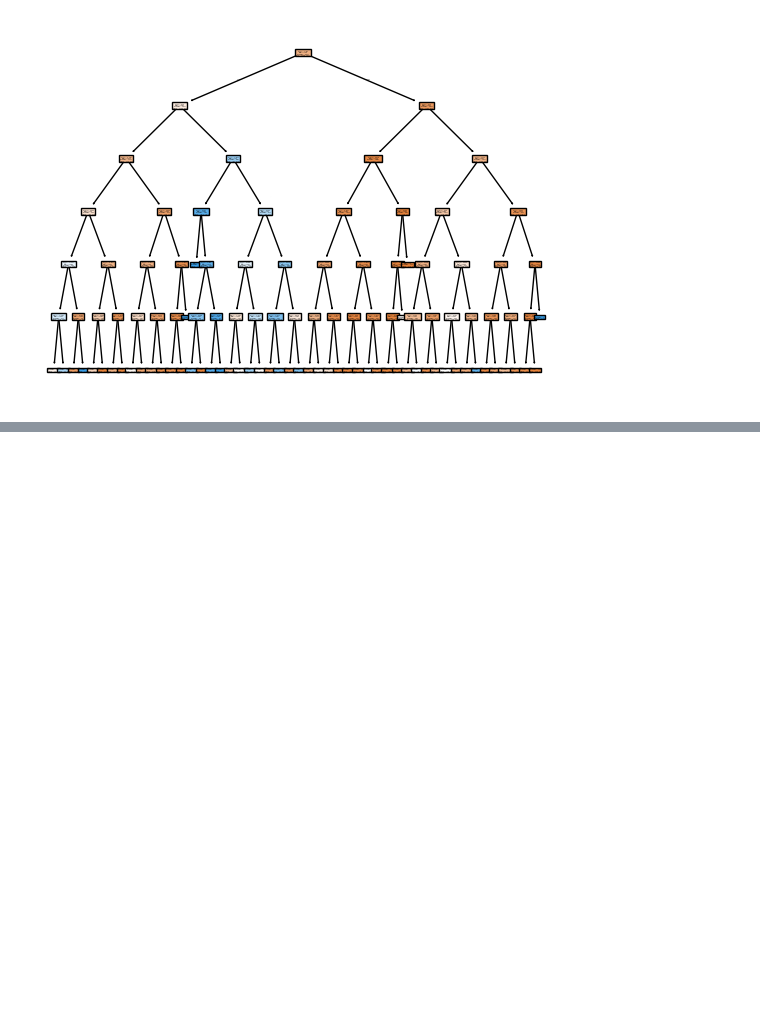
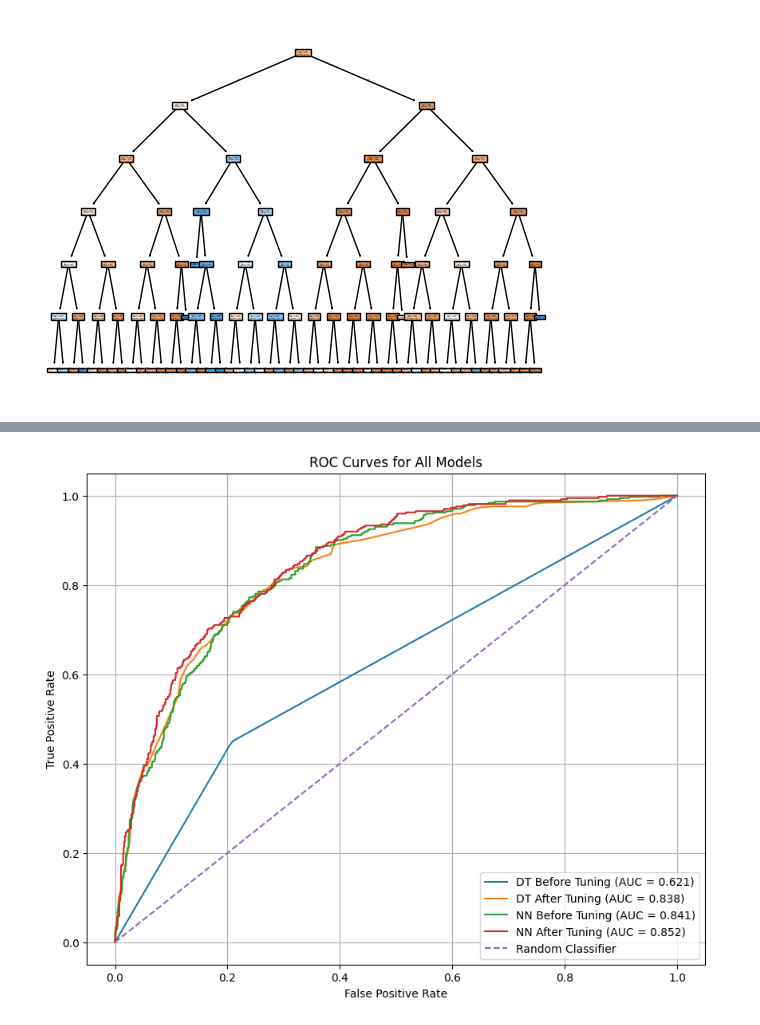
Before and after one commit to SHESHAL01/ML_CW_2425422, a Jupyter notebook: ML_CW_2425422.ipynb, the cells around one changed output, grey strips where cells are left out. Saved outputs shown, nothing was run; the diff lists cells and outputs as text; code cells hidden in the pictures; blank space fills up the shorter version.

```diff
--- a/ML_CW_2425422.ipynb
+++ b/ML_CW_2425422.ipynb
@@ -456 +463,40 @@ F1: 0.5907046476761619
 [figure]
+# %%
+# ROC-AUC score curves
+# --- Probabilities ---
+y_prob_dt = dt.predict_proba(X_test)[:, 1]
+y_prob_dt_tuned = dt_model.predict_proba(X_test)[:, 1]
+y_prob_nn = nn_model_basic.predict(X_test).ravel()
+y_prob_nn_tuned = nn_model_tuned.predict(X_test).ravel()
+
+# --- ROC Curves ---
+fpr_dt, tpr_dt, _ = roc_curve(y_test, y_prob_dt)
+fpr_dt_tuned, tpr_dt_tuned, _ = roc_curve(y_test, y_prob_dt_tuned)
+fpr_nn, tpr_nn, _ = roc_curve(y_test, y_prob_nn)
+fpr_nn_tuned, tpr_nn_tuned, _ = roc_curve(y_test, y_prob_nn_tuned)
+
+# --- AUC Scores ---
+auc_dt = roc_auc_score(y_test, y_prob_dt)
+auc_dt_tuned = roc_auc_score(y_test, y_prob_dt_tuned)
+auc_nn = roc_auc_score(y_test, y_prob_nn)
+auc_nn_tuned = roc_auc_score(y_test, y_prob_nn_tuned)
+
+# --- Plot Combined ROC ---
+plt.figure(figsize=(10, 8))
+
+plt.plot(fpr_dt, tpr_dt, label=f"DT Before Tuning (AUC = {auc_dt:.3f})")
+plt.plot(fpr_dt_tuned, tpr_dt_tuned, label=f"DT After Tuning (AUC = {auc_dt_tuned:.3f})")
+plt.plot(fpr_nn, tpr_nn, label=f"NN Before Tuning (AUC = {auc_nn:.3f})")
+plt.plot(fpr_nn_tuned, tpr_nn_tuned, label=f"NN After Tuning (AUC = {auc_nn_tuned:.3f})")
+
+plt.plot([0,1], [0,1], '--', label="Random Classifier")
+
+plt.title("ROC Curves for All Models")
+plt.xlabel("False Positive Rate")
+plt.ylabel("True Positive Rate")
+plt.legend()
+plt.grid(True)
+plt.savefig("my_plotcnfm.png")
+files.download("my_plotcnfm.png")
+plt.show()
+# %% [output]
@@ -457,3 +507,4 @@ F1: 0.5907046476761619
+[figure, added]
 # %%
 # DECISION TREE ACCURACY
 y_pred_dt = dt_model.predict(X_test)
```
Also changed, not shown: parts of 9 cells of this notebook.
